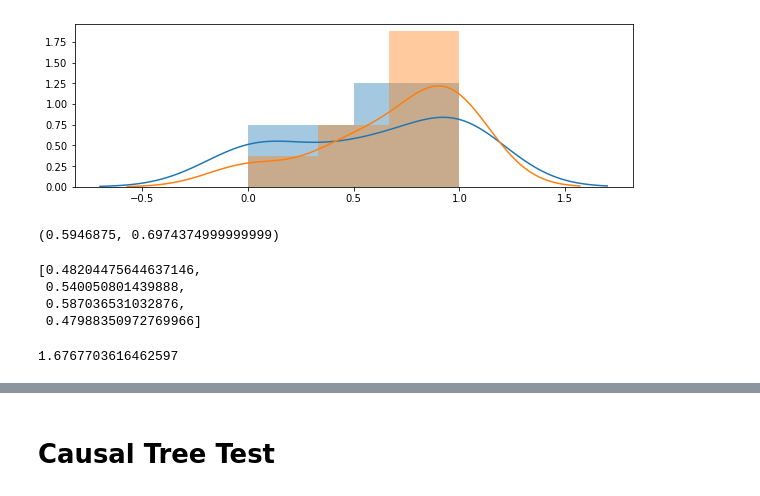
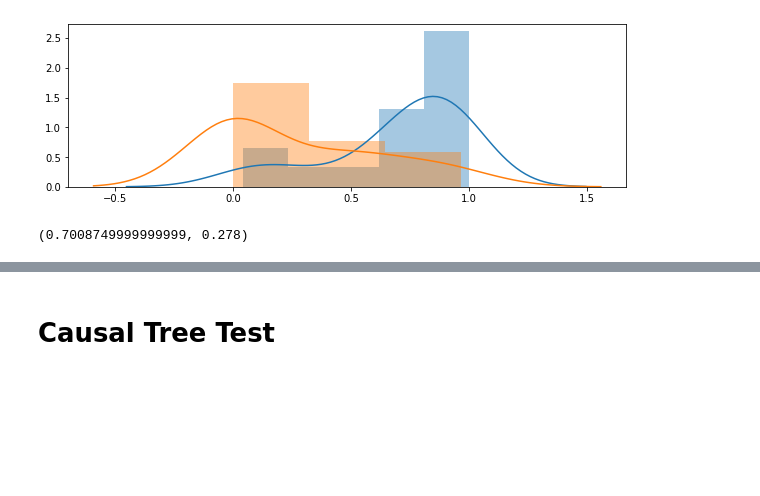
Before and after one commit to nandanrao/transfer-trees, a Jupyter notebook: simulate.ipynb, the cells around one changed output, grey strips where cells are left out. Saved outputs shown, nothing was run; the diff lists cells and outputs as text; code cells hidden in the pictures; blank space fills up the shorter version.

```diff
--- a/simulate.ipynb
+++ b/simulate.ipynb
@@ -217,5 +203,6 @@ from sklearn.linear_model import LinearRegression
 
 # LinearRegression().fit(Xs[0], ys[0]).coef_, LinearRegression().fit(Xs[1], ys[1]).coef_, LinearRegression().fit(Xs[2], ys[2]).coef_, LinearRegression().fit(Xs[3], ys[3]).coef_
 
-LinearRegression().fit(Xs[0], taus[0]).coef_, LinearRegression().fit(Xs[1], taus[1]).coef_, LinearRegression().fit(Xs[2], taus[2]).coef_, LinearRegression().fit(Xs[3], taus[3]).coef_
+for d in [LinearRegression().fit(Xs[i], taus[i]).coef_ for i in range(4)]:
+    print(d)
 # %% [output]
@@ -226,4 +213,4 @@ LinearRegression().fit(Xs[0], taus[0]).coef_, LinearRegression().fit(Xs[1], taus
 # %%
 for d in [LinearRegression(fit_intercept=True).fit(Xs[i][:, 1:3], taus[i]).predict(Xs[0][:, 1:3]) for i in range(4)]:
-    sns.distplot(d)
+    sns.kdeplot(Xs[0][:, 1], d)
 # %% [output]
@@ -230,0 +218,3 @@ for d in [LinearRegression(fit_intercept=True).fit(Xs[i][:, 1:3], taus[i]).predi
+# %%
+for d in [LinearRegression(fit_intercept=True).fit(Xs[i][:, 1:3], taus[i]).predict(Xs[0][:, 1:3]) for i in range(3,4)]:
+    sns.kdeplot(Xs[0][:, 1], d)
@@ -320,5 +330,5 @@ array([0.11900239, 0.15419007])
 # %%
-def foo(results):
+def compare_cis(results):
     taus = [txx for _,_,_,(_,_,_,txx,_) in results]
     tp, cp = zip(*[preds for _,preds,_,_ in results])
 
@@ -336,11 +346,11 @@ def get_within_ci(preds, taus):
              .pipe(lambda df: df.assign(within_int = (df.true_cate <= df.upper) & (df.true_cate >= df.lower))) \
              .pipe(lambda df: df['within_int'].sum() / df.shape[0])
 # %%
-for a in foo(results):
+for a in compare_cis(results):
     sns.distplot(a)
 # %% [output]
-[figure, old version]
+[figure, new version]
 # %%
-np.mean(foo(results)[0]), np.mean(foo(results)[1])
+np.mean(compare_cis(results)[0]), np.mean(compare_cis(results)[1])
 # %% [output]
-(0.5946875, 0.6974374999999999)
+(0.7008749999999999, 0.278)
@@ -352,11 +356,0 @@ cpreds = [causal_model.predict(phi(x[:, 1:])) for x in Xs]
-# %%
-# R2 score of predictions
-
-tpreds = [transfer_model.predict(phi(x[:, 1:])) for x in Xs]
-
-[r2_score(t,p) for p,t in zip(tpreds, taus)]
-# %% [output]
-[0.48204475644637146,
- 0.540050801439888,
- 0.587036531032876,
- 0.47988350972769966]
@@ -365,6 +356,0 @@ tpreds = [transfer_model.predict(phi(x[:, 1:])) for x in Xs]
-# %%
-# Score of oracle average of sources on target
-
-np.mean((np.mean(taus[:-1]) - taus[-1])**2)
-# %% [output]
-1.6767703616462597
```
Also changed, not shown: parts of 26 cells of this notebook, 1 other file.
